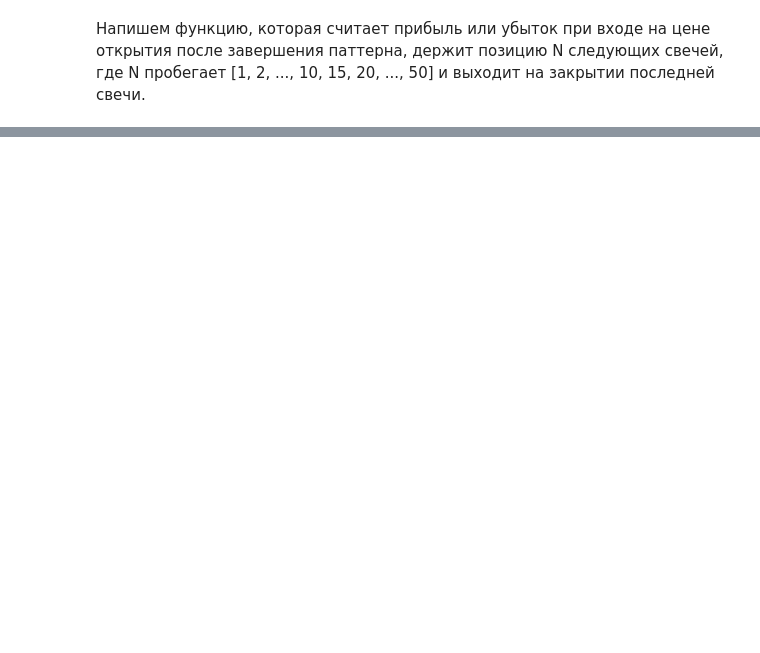
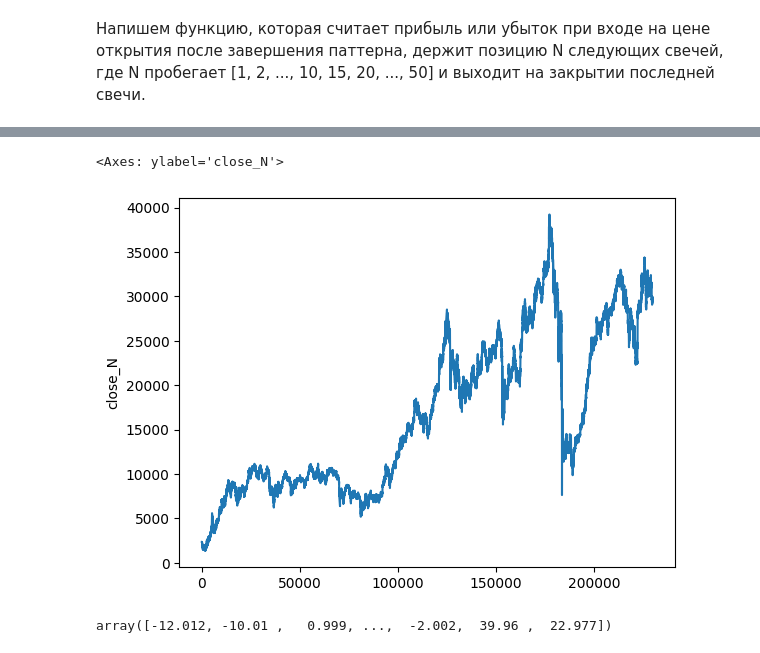
Before and after one commit to AlexKosuhin/AlgoTrading, a Jupyter notebook: classification.ipynb, the cells around one changed output, grey strips where cells are left out. Cells and saved outputs as stored; diff of their text form; code cells hidden in the pictures; blank space fills up the shorter version.

```diff
--- a/classification.ipynb
+++ b/classification.ipynb
@@ -109,0 +112,14 @@ sber_15
+# %%
+def shift_features_2_candle(data):
+    data_c = data.copy()
+    for i in ['open', 'close', 'low', 'high', 'volume', 'time']:
+        data_c[f"{i}_N"] = data[i]
+        data_c[f'{i}_N-1'] = data[i].shift(1)
+    data_c.drop(['open', 'close', 'low', 'high', 'volume', 'time'], axis=1, inplace=True)
+    data_c.dropna(inplace=True)
+    for i in ['open', 'close', 'low', 'high', 'volume']:
+        data_c[f'{i}_N-1'] = data_c[f'{i}_N-1'].astype('int32')
+    return data_c
+
+df = shift_features_2_candle(sber_15)
+df
@@ -231,4 +176,2 @@ def detection_bullish_engulfing_pattern(data, filtr='NO'):
     data['filtr'] = filtr
     return data
-# %%
-df = detection_bullish_engulfing_pattern(sber_15, filtr='NO')
@@ -381,0 +283,11 @@ len(df_cl[df_cl['pattern']==1])
+# %%
+sns.lineplot(df_b['close_N'])
+# %% [output]
+<Axes: ylabel='close_N'>
+[figure, added]
+# %%
+# соединим результаты торгов и датасет
+profit_N_10 = result_strategy.loc[2, 'results']
+profit_N_10
+# %% [output]
+array([-12.012, -10.01 ,   0.999, ...,  -2.002,  39.96 ,  22.977])
```
Also changed, not shown: parts of 50 cells of this notebook.
